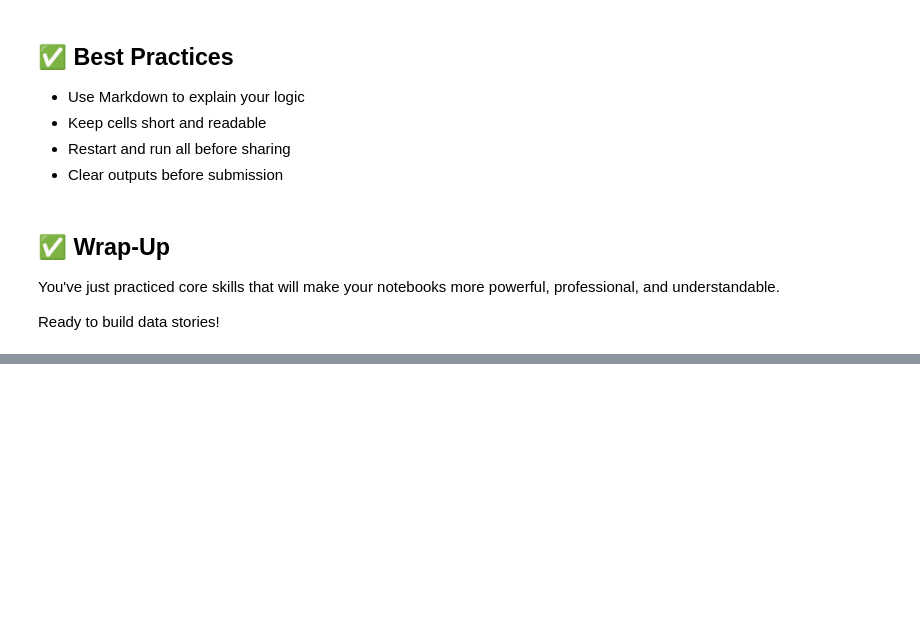
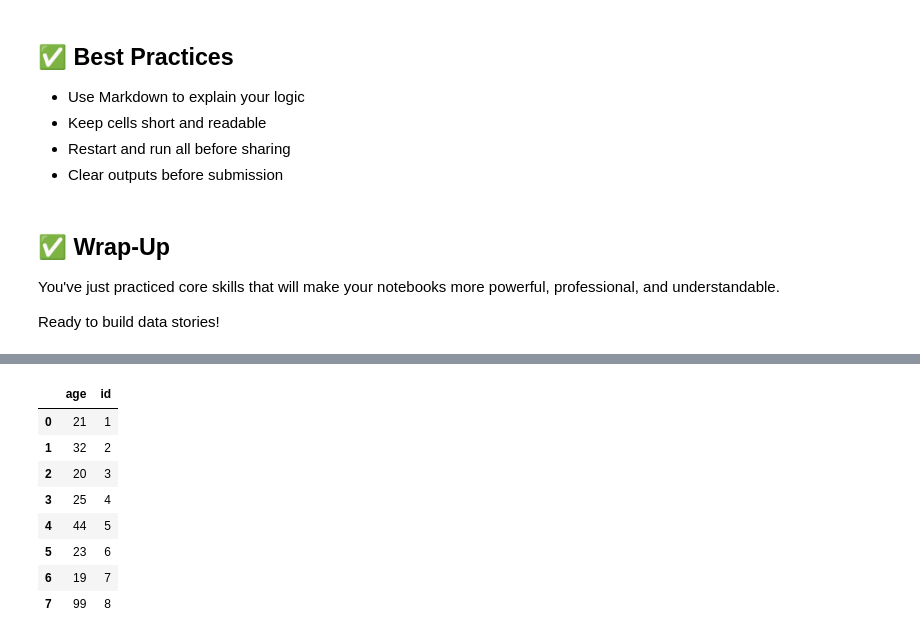
Before and after one commit to kandakurthiheymansh/10k, a Jupyter notebook: example-notebooks/03_jupyter_notebook_basics.ipynb, the cells around one changed output, grey strips where cells are left out. Cells and saved outputs as stored; diff of their text form; code cells hidden in the pictures; blank space fills up the shorter version.

```diff
--- a/example-notebooks/03_jupyter_notebook_basics.ipynb
+++ b/example-notebooks/03_jupyter_notebook_basics.ipynb
@@ -62,0 +151,13 @@ data ={'id':[1,2,3,4,5,6,7,8],
+# %%
+#selecting multiple colums
+df[['age','id']]
+# %% [output]
+|  | age | id |
+| 0 | 21 | 1 |
+| 1 | 32 | 2 |
+| 2 | 20 | 3 |
+| 3 | 25 | 4 |
+| 4 | 44 | 5 |
+| 5 | 23 | 6 |
+| 6 | 19 | 7 |
+| 7 | 99 | 8 |
```
Also changed, not shown: parts of 10 cells of this notebook.
